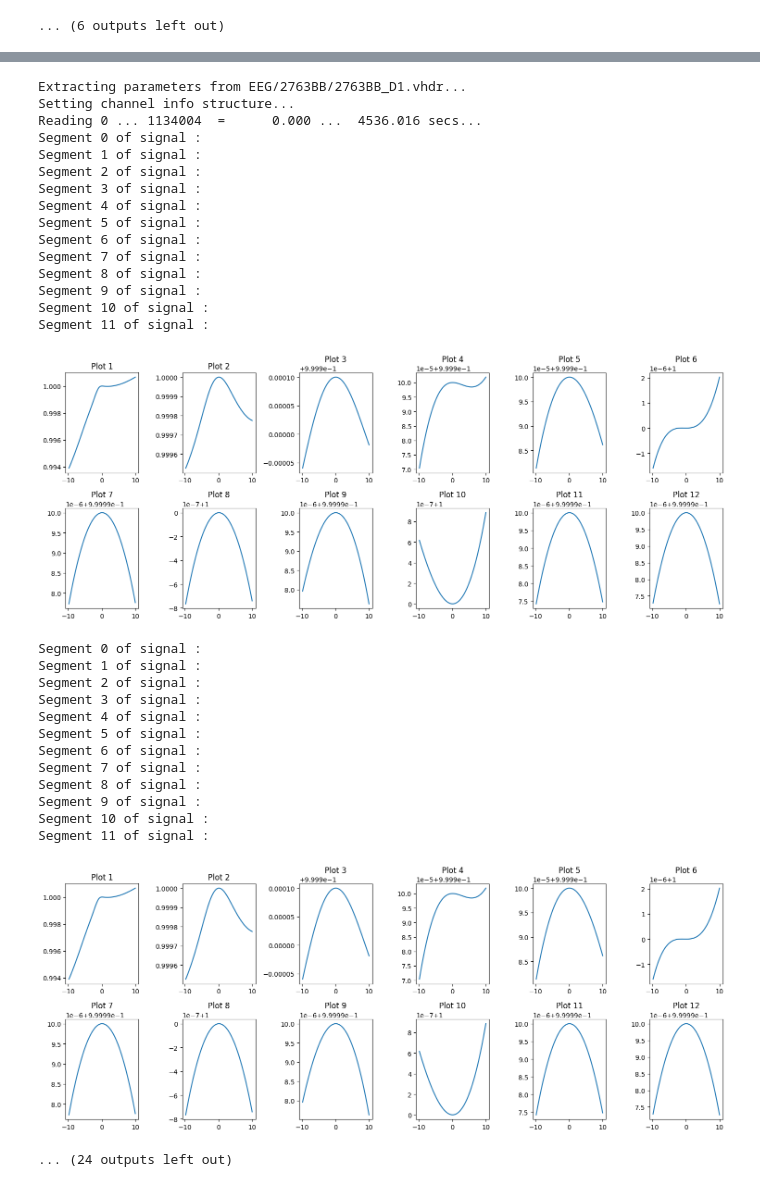
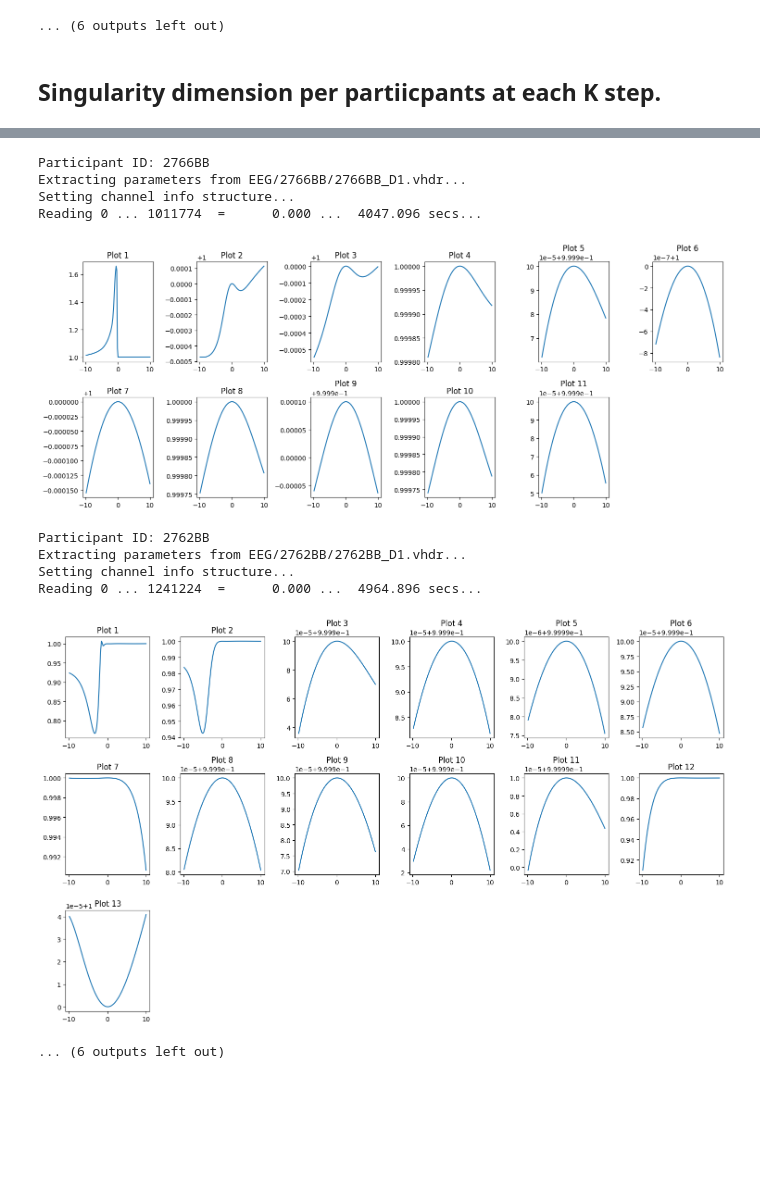
Before and after one commit to aceatusc/CognitiveFatigueDetection, a Jupyter notebook: FatigueDetectionNASA.ipynb, the cells around one changed output, grey strips where cells are left out. Saved outputs shown, nothing was run; the diff lists cells and outputs as text; code cells hidden in the pictures; blank space fills up the shorter version.

```diff
--- a/FatigueDetectionNASA.ipynb
+++ b/FatigueDetectionNASA.ipynb
@@ -65,13 +65,16 @@ Setting channel info structure...
 Reading 0 ... 1241224  =      0.000 ...  4964.896 secs...
 [figure]
 ... (6 outputs left out)
+# %% [markdown]
+## Singularity dimension per partiicpants at each K step.
 # %%
 scales = [16, 32, 64, 128, 256, 512, 1024]
 q =np.linspace(-10, 10, 100)
 for fname in filtered_files:
+    print("Participant ID: {}".format(fname))
     vhdr_file_path = os.path.join(NASA_dataset_root,f'{fname}/{fname}_D1.vhdr')
     raw = mne.io.read_raw_brainvision(vhdr_file_path, preload=True)
     signal, times = raw[:]
     mdfa = MDFA(signal,'A2',scales,q,False, 2, k=100000)
-    mdfa.MDFA_segments()
+    # mdfa.MDFA_segments()
 # %% [output]
@@ -130,30 +101,11 @@ Segment 10 of signal :
-Extracting parameters from EEG/2763BB/2763BB_D1.vhdr...
+Participant ID: 2766BB
+Extracting parameters from EEG/2766BB/2766BB_D1.vhdr...
 Setting channel info structure...
-Reading 0 ... 1134004  =      0.000 ...  4536.016 secs...
-Segment 0 of signal :
-Segment 1 of signal :
-Segment 2 of signal :
-Segment 3 of signal :
-Segment 4 of signal :
-Segment 5 of signal :
-Segment 6 of signal :
-Segment 7 of signal :
-Segment 8 of signal :
-Segment 9 of signal :
-Segment 10 of signal :
-Segment 11 of signal :
+Reading 0 ... 1011774  =      0.000 ...  4047.096 secs...
-[figure, old version]
+[figure, new version]
-Segment 0 of signal :
-Segment 1 of signal :
-Segment 2 of signal :
-Segment 3 of signal :
-Segment 4 of signal :
-Segment 5 of signal :
-Segment 6 of signal :
-Segment 7 of signal :
-Segment 8 of signal :
-Segment 9 of signal :
-Segment 10 of signal :
-Segment 11 of signal :
+Participant ID: 2762BB
+Extracting parameters from EEG/2762BB/2762BB_D1.vhdr...
+Setting channel info structure...
+Reading 0 ... 1241224  =      0.000 ...  4964.896 secs...
-[figure, old version]
+[figure, new version]
-... (24 outputs left out)
+... (6 outputs left out)
```
Also changed, not shown: parts of 5 cells of this notebook, 3 other files.
